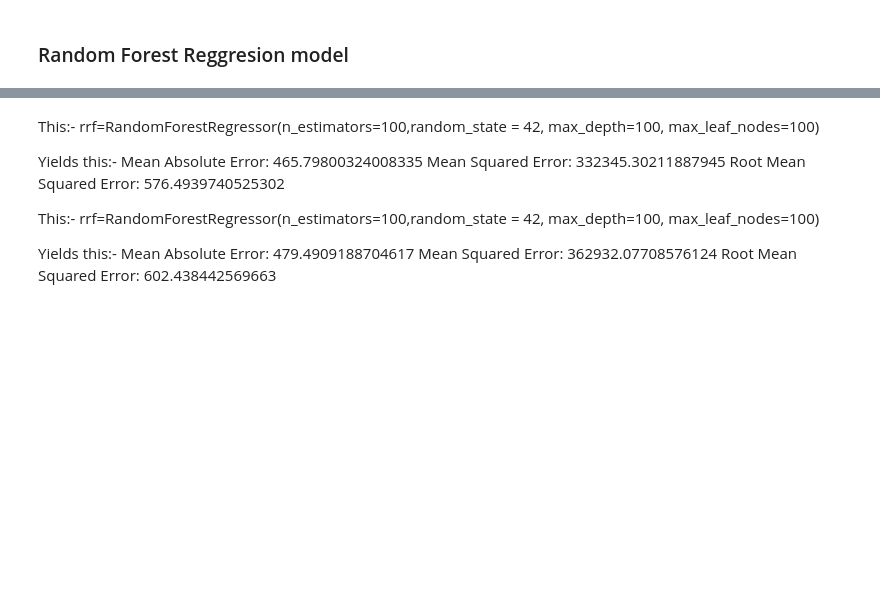
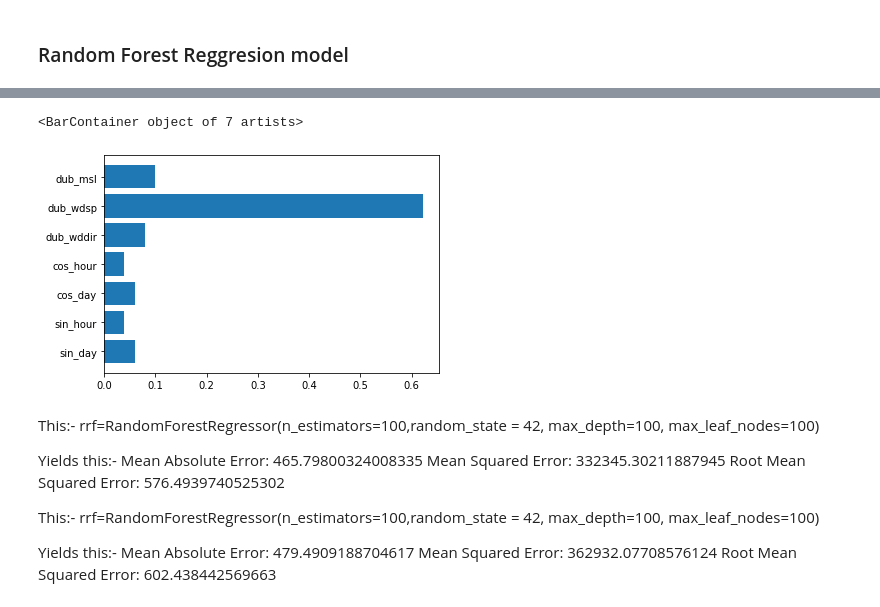
Before and after one commit to kevinTheQuigley/chargeTimeAnalytics, a Jupyter notebook: ChargeTimeMLFinal.ipynb, the cells around one changed output, grey strips where cells are left out. Cells and saved outputs as stored; diff of their text form; code cells hidden in the pictures; blank space fills up the shorter version.

```diff
--- a/ChargeTimeMLFinal.ipynb
+++ b/ChargeTimeMLFinal.ipynb
@@ -269,5 +304,8 @@ print('Root Mean Squared Error:', np.sqrt(metrics.mean_squared_error(y_valid, y_
 # %%
-plt.barh(X_validBasic.columns, rrf2.feature_importances_)
+plt.barh(X_validBasic.columns, rrfBasic.feature_importances_)
+# %% [output]
+<BarContainer object of 7 artists>
+[figure, added]
 # %% [markdown]
 This:-
 rrf=RandomForestRegressor(n_estimators=100,random_state = 42, max_depth=100, max_leaf_nodes=100)
```
Also changed, not shown: parts of 92 cells of this notebook.
